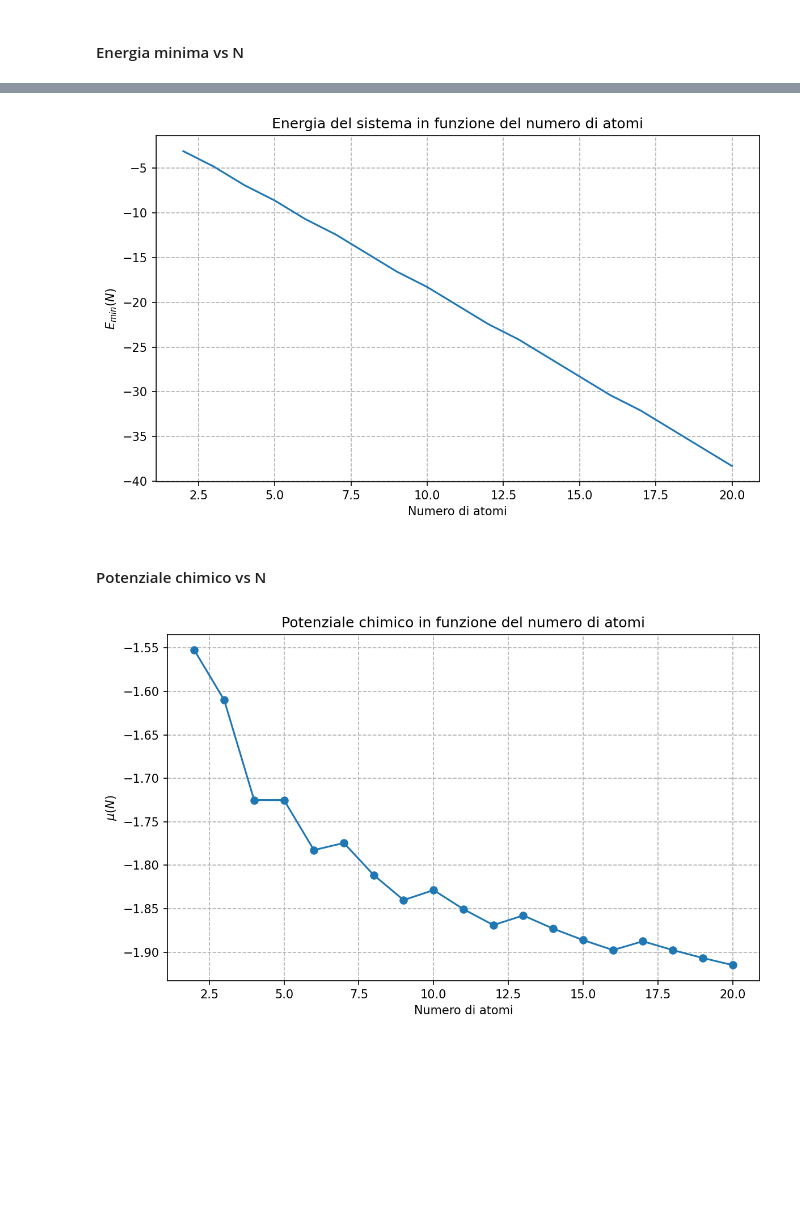
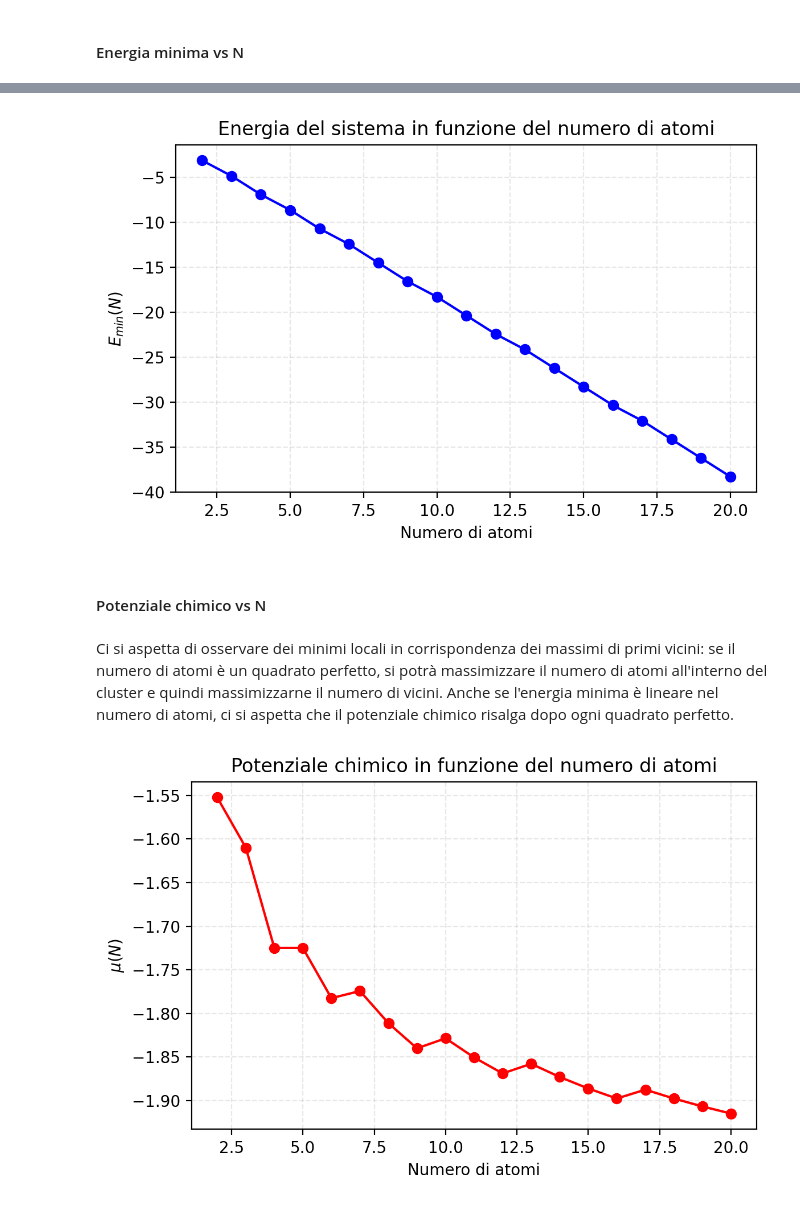
Before and after one commit to zosojack/lab-cms, a Jupyter notebook: zosojack/notebooks/Esercizio2B-MMC/Esercizio2_3.ipynb, the cells around one changed output, grey strips where cells are left out. Cells and saved outputs as stored; diff of their text form; code cells hidden in the pictures; blank space fills up the shorter version.

```diff
--- a/zosojack/notebooks/Esercizio2B-MMC/Esercizio2_3.ipynb
+++ b/zosojack/notebooks/Esercizio2B-MMC/Esercizio2_3.ipynb
@@ -39,8 +39,9 @@ from CMS.MonteCarlo.ioMMC import XYZwriter
 results_dict = {}
 for seed in seeds:
     print(f"===== Simulazione con seed={seed} =====")
+    print(f"N =", end=" ")
     for N in N_atoms:
-        print(f"----- Simulazione con N={N} atomi -----")
+        print(f"{N},", end=" ")
         xyz_writer = XYZwriter(output_folder=f"output/Es2_3/seed={seed}/MMC~N={N}~T={temperature}/")
         simulazione = MetropolisMonteCarlo(
             L=L,
@@ -49,8 +50,9 @@ for seed in seeds:
             xyz_writer=xyz_writer,
             seed=seed
         )
-        result = simulazione.run(N_steps=300_000)
+        result = simulazione.run(N_steps=300_000, thermalization_steps=60_000)
         if result.min_energy < results_dict[N].min_energy if N in results_dict else np.inf:
             results_dict[N] = result
+    print("\n")
 # %% [output]
 ===== Simulazione con seed=123413432 =====
@@ -79,34 +89,36 @@ import matplotlib.pyplot as plt
 # %%
 # plot energia minima v N
-plt.figure(figsize=(8, 5), dpi=150)
+plt.figure(figsize=(6, 4), dpi=200)
 
-x = N_atoms # da 2 atomi a 20
-y = [results_dict[N].min_energy for N in N_atoms]
+x1 = N_atoms # da 2 atomi a 20
+y1 = [results_dict[N].min_energy for N in N_atoms]
 
-plt.plot(x, y)
+plt.plot(x1, y1, marker='o', color='blue')
 plt.xlabel('Numero di atomi')
 plt.ylabel(r'$E_{{min}}(N)$')
 plt.title('Energia del sistema in funzione del numero di atomi')
-plt.grid(linestyle='--')
+plt.grid(linestyle='--', alpha=0.3)
 plt.tight_layout()
 plt.show()
 # %% [output]
-[figure, old version]
+[figure, new version]
 # %% [markdown]
 #### Potenziale chimico vs N
+# %% [markdown]
+Ci si aspetta di osservare dei minimi locali in corrispondenza dei massimi di primi vicini: se il numero di atomi è un quadrato perfetto, si potrà massimizzare il numero di atomi all'interno del cluster e quindi massimizzarne il numero di vicini. Anche se l'energia minima è lineare nel numero di atomi, ci si aspetta che il potenziale chimico risalga dopo ogni quadrato perfetto.
 # %%
 # plot energia/N v N
-plt.figure(figsize=(8, 5), dpi=150)
+plt.figure(figsize=(6, 4), dpi=200)
 
-x = N_atoms# da 2 atomi a 20
-y = [results_dict[N].min_energy/N for N in N_atoms]
+x2 = N_atoms# da 2 atomi a 20
+y2 = [results_dict[N].min_energy/N for N in N_atoms]
 
-plt.plot(x, y, marker='o')
+plt.plot(x2, y2, marker='o', color='red')
 plt.xlabel('Numero di atomi')
 plt.ylabel(r'$\mu(N)$')
 plt.title('Potenziale chimico in funzione del numero di atomi')
-plt.grid(linestyle='--')
+plt.grid(linestyle='--', alpha=0.3)
 plt.tight_layout()
 plt.show()
 # %% [output]
-[figure, old version]
+[figure, new version]
```
Also changed, not shown: parts of 6 cells of this notebook, 10 other files.
